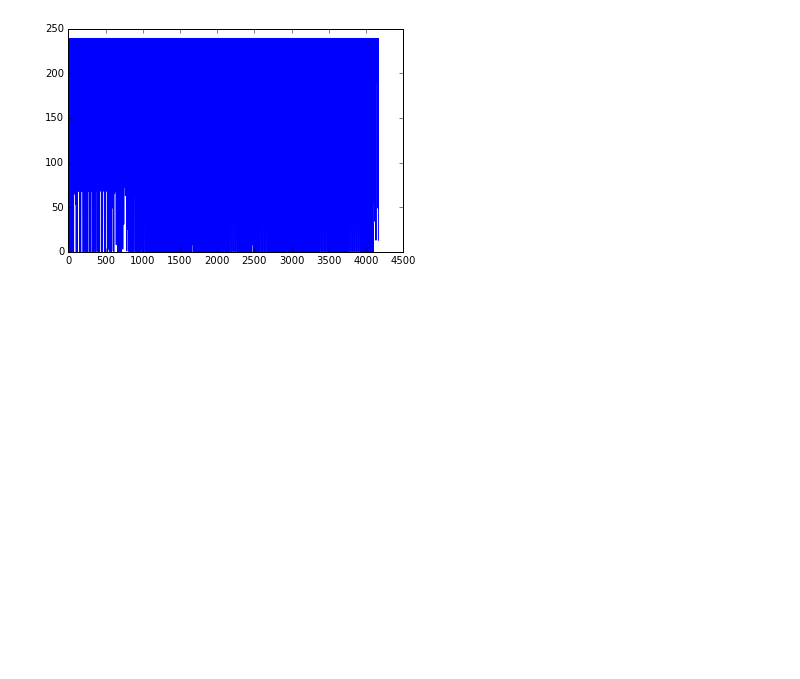
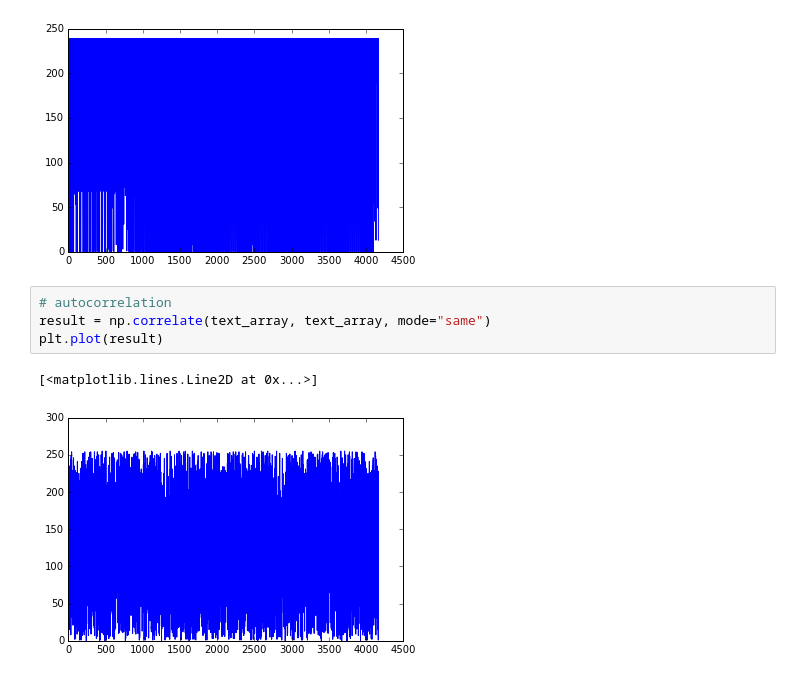
Before and after one commit to bahusvel/InlineScope, a Jupyter notebook: exploration.ipynb, the cells around one changed output. Cells and saved outputs as stored; diff of their text form; blank space fills up the shorter version.

```diff
--- a/exploration.ipynb
+++ b/exploration.ipynb
@@ -13,4 +18,11 @@ plt.plot(text_array)
 # %% [output]
 [<matplotlib.lines.Line2D at 0x...>]
 [figure]
+# %%
+# autocorrelation
+result = np.correlate(text_array, text_array, mode="same")
+plt.plot(result)
+# %% [output]
+[<matplotlib.lines.Line2D at 0x...>]
+[figure, added]
 # %%
```
Also changed, not shown: parts of 5 cells of this notebook, 1 other file.
